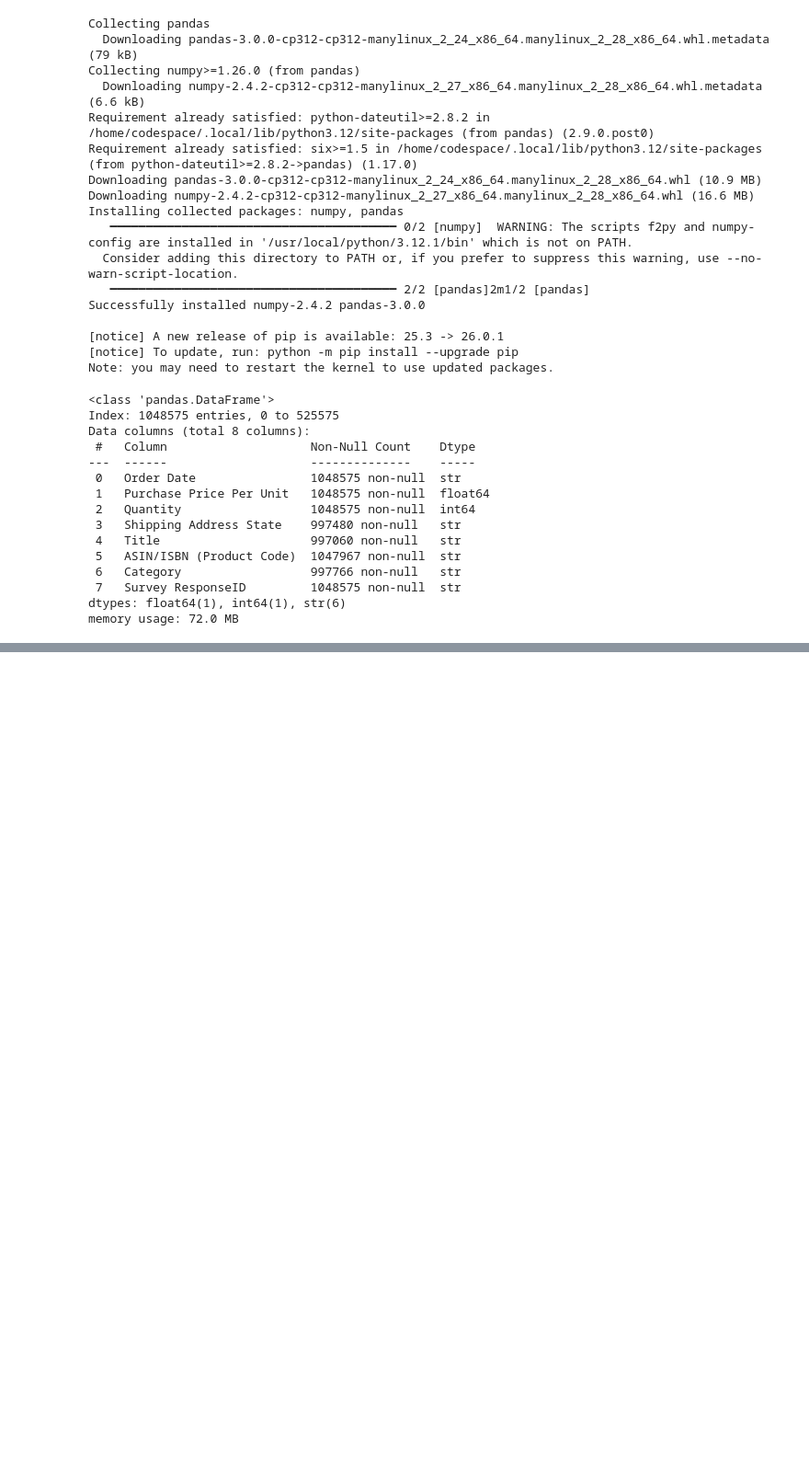
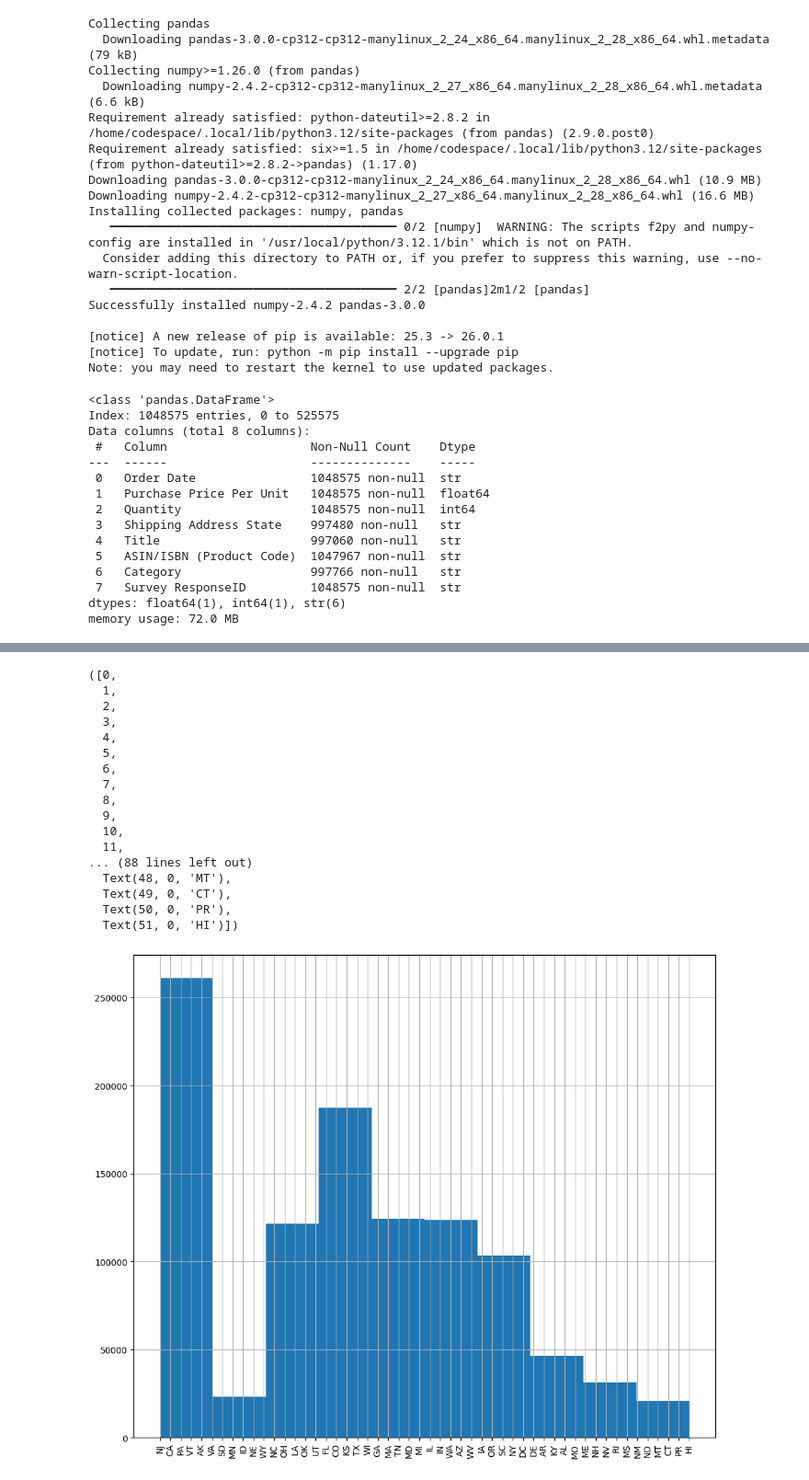
Before and after one commit to SU-IST707-SP26/group-project-bas-team, a Jupyter notebook: work/dataframe-creation.ipynb, the cells around one changed output, grey strips where cells are left out. Shown at 92% size. Saved outputs shown, nothing was run; the diff lists cells and outputs as text; code cells hidden in the pictures; blank space fills up the shorter version.

```diff
--- a/work/dataframe-creation.ipynb
+++ b/work/dataframe-creation.ipynb
@@ -49,0 +203,22 @@ memory usage: 72.0 MB
+# %%
+amazon['Shipping Address State'].hist(figsize=(12,10))
+plt.xticks(rotation=90)
+# %% [output]
+([0,
+  1,
+  2,
+  3,
+  4,
+  5,
+  6,
+  7,
+  8,
+  9,
+  10,
+  11,
+... (88 lines left out)
+  Text(48, 0, 'MT'),
+  Text(49, 0, 'CT'),
+  Text(50, 0, 'PR'),
+  Text(51, 0, 'HI')])
+[figure, added]
```
Also changed, not shown: parts of 14 cells of this notebook.
